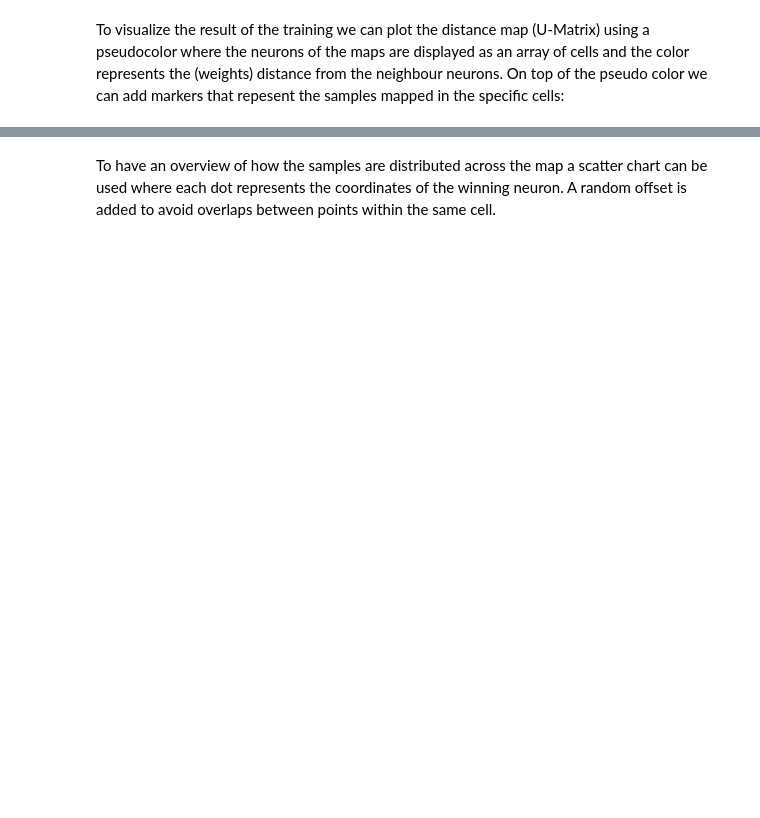
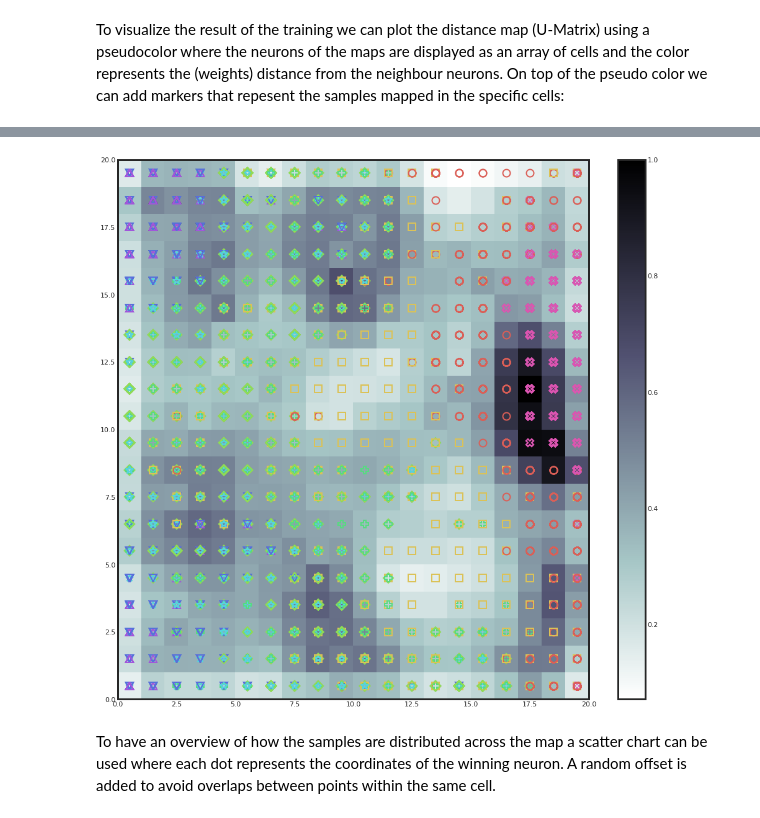
Before and after one commit to sylvielsstfr/Photoz-tools, a Jupyter notebook: KSOM_lsst.ipynb, the cells around one changed output, grey strips where cells are left out. Cells and saved outputs as stored; diff of their text form; code cells hidden in the pictures; blank space fills up the shorter version.

```diff
--- a/KSOM_lsst.ipynb
+++ b/KSOM_lsst.ipynb
@@ -60,4 +74,5 @@ df
 # %%
 target=df["types"].values
 # %%
-np.unique(target)
+target_numbers = np.unique(target)
+target_numbers
@@ -67,3 +88,5 @@ label_names
+# %%
+nt=len(target_numbers)
 # %%
 df["u-g"] = df["m_obs_u"]-df["m_obs_g"]
 df["g-r"] = df["m_obs_g"]-df["m_obs_r"]
@@ -98,6 +141,6 @@ plt.colorbar()
 # %% [markdown]
 To visualize the result of the training we can plot the distance map (U-Matrix) using a pseudocolor where the neurons of the maps are displayed as an array of cells and the color represents the (weights) distance from the neighbour neurons. On top of the pseudo color we can add markers that repesent the samples mapped in the specific cells:
 # %%
-cols = sns.color_palette("hls", 8)
+cols = sns.color_palette("hls", nt)
 # %%
 cols
@@ -104,27 +189,29 @@ cols
 # %%
 import matplotlib.pyplot as plt
 %matplotlib inline
 
 plt.figure(figsize=(17, 16))
 
 plt.pcolor(som.distance_map().T, cmap='bone_r')  # plotting the distance map as background
 plt.colorbar()
 
 # Plotting the response for each pattern in the iris dataset
 # different colors and markers for each label
 
 
 markers = ['o', 's', 'D', 'P', '*','v','^' ,'X' ]
-colors = ['C0', 'C1', 'C2','C3','C4','C5','C6','C7']
-#colors = cols
+#colors = ['C0', 'C1', 'C2','C3','C4','C5','C6','C7']
+colors = cols
 
 for cnt, xx in enumerate(data):
     w = som.winner(xx)  # getting the winner
     # palce a marker on the winning position for the sample xx
     plt.plot(w[0]+.5, w[1]+.5, markers[target[cnt]-1], markerfacecolor='None',
              markeredgecolor=colors[target[cnt]-1], markersize=12, markeredgewidth=2)
 
 plt.show()
+# %% [output]
+[figure, added]
 # %% [markdown]
 To have an overview of how the samples are distributed across the map a scatter chart can be used where each dot represents the coordinates of the winning neuron. A random offset is added to avoid overlaps between points within the same cell.
 # %%
```
Also changed, not shown: parts of 15 cells of this notebook.
